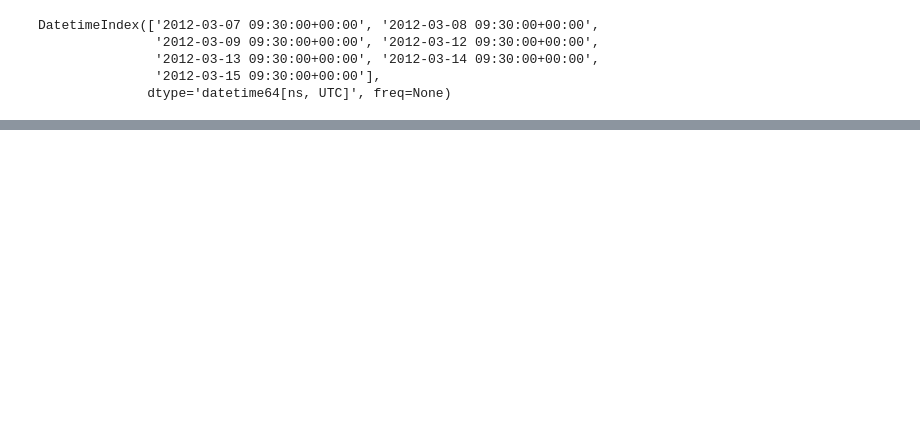
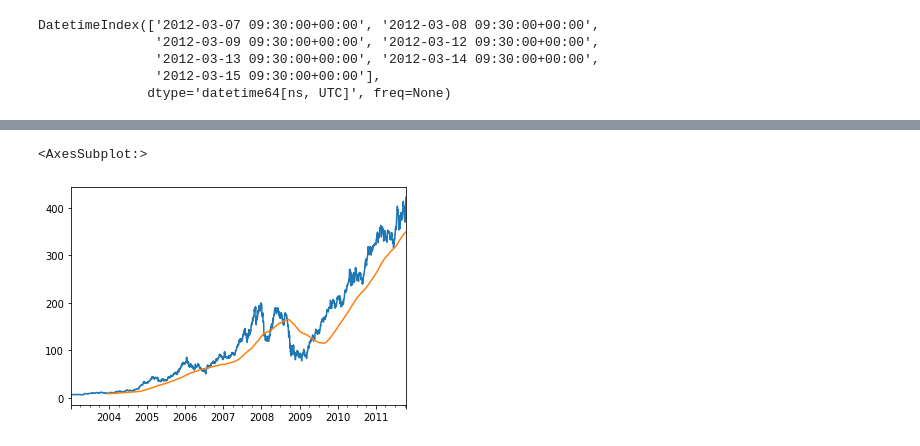
Before and after one commit to scottzig/pandas-mckinney, a Jupyter notebook: chapter_11.ipynb, the cells around one changed output, grey strips where cells are left out. Cells and saved outputs as stored; diff of their text form; code cells hidden in the pictures; blank space fills up the shorter version.

Commit message:
Added a stock csv file to the datasets directory, finished chapter 11 on Time Series analysis with Pandas.

```diff
--- a/chapter_11.ipynb
+++ b/chapter_11.ipynb
@@ -669,0 +1249,5 @@ DatetimeIndex(['2012-03-07 09:30:00+00:00', '2012-03-08 09:30:00+00:00',
+# %%
+# An important class of array transformations for time series are statistics over a sliding window
+# For this example, we'll load time series data and resample it to business day frequency
+close_px_all = pd.read_csv("datasets/stock_px.csv", parse_dates=True, index_col=0)
+close_px_all
@@ -669,0 +1268,4 @@ DatetimeIndex(['2012-03-07 09:30:00+00:00', '2012-03-08 09:30:00+00:00',
+# %%
+close_px = close_px_all[["AAPL", "MSFT", "XOM"]]
+close_px = close_px.resample("B").ffill()
+close_px
@@ -669,0 +1286,7 @@ DatetimeIndex(['2012-03-07 09:30:00+00:00', '2012-03-08 09:30:00+00:00',
+# %%
+# rolling behaves like resample and groupby but is passed with a window argument expressed as number of periods
+close_px["AAPL"].plot()
+close_px["AAPL"].rolling(250).mean().plot()
+# %% [output]
+<AxesSubplot:>
+[figure, added]
```
Also changed, not shown: parts of 110 cells of this notebook, 1 other file.
